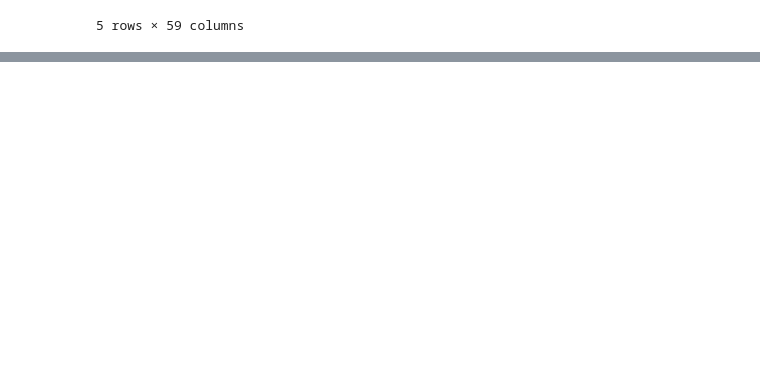
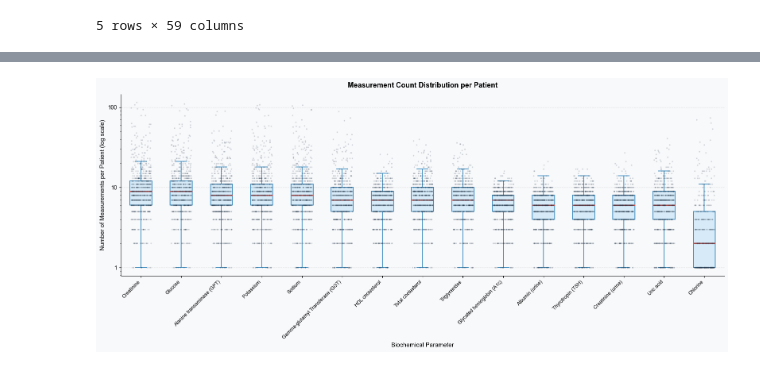
Before and after one commit to vincebliu/t1d-cgm-risk-stratification, a Jupyter notebook: preprocess.ipynb, the cells around one changed output, grey strips where cells are left out. Cells and saved outputs as stored; diff of their text form; code cells hidden in the pictures; blank space fills up the shorter version.

```diff
--- a/preprocess.ipynb
+++ b/preprocess.ipynb
@@ -468,3 +470,63 @@ plt.show()
+# %%
+counts = (
+    df_biochemical_parameters
+    .groupby(['Name', 'Patient_ID'])
+    .size()
+    .reset_index(name='n_measurements')
+)
+exclude = ['IA2 ANTIBODIES', 'Insulin']
+counts = counts[~counts['Name'].isin(exclude)]
+order = (
+    counts.groupby('Name')['n_measurements']
+    .median()
+    .sort_values(ascending=False)
+    .index
+)
+
+fig, ax = plt.subplots(figsize=(16, 7))
+fig.patch.set_facecolor('#F8F9FB')
+ax.set_facecolor('#F8F9FB')
+
+sns.boxplot(
+    data=counts,
+    x='Name',
+    y='n_measurements',
+    order=order,
+    showfliers=False,
+    width=0.55,
+    linewidth=1.2,
+    boxprops=dict(facecolor='#D6EAF8', edgecolor='#2980B9'),
+    medianprops=dict(color='#E74C3C', linewidth=2),
+    whiskerprops=dict(color='#2980B9', linewidth=1.2),
+    capprops=dict(color='#2980B9', linewidth=1.2),
+    ax=ax
+)
+sns.stripplot(
+    data=counts,
+    x='Name',
+    y='n_measurements',
+    order=order,
+    color='#2C3E50',
+    alpha=0.2,
+    jitter=0.25,
+    size=2.5,
+    ax=ax
+)
+
+ax.set_yscale('log')
+ax.yaxis.set_major_formatter(plt.FuncFormatter(lambda x, _: f'{int(x):,}'))
+ax.set_xticks(range(len(order)))
+ax.set_xticklabels(order, rotation=45, ha='right', fontsize=9)
+ax.set_ylabel('Number of Measurements per Patient (log scale)', fontsize=11)
+ax.set_xlabel('Biochemical Parameter', fontsize=11)
+ax.set_title('Measurement Count Distribution per Patient', fontsize=13, fontweight='bold', pad=12)
+ax.spines[['top', 'right']].set_visible(False)
+ax.grid(axis='y', alpha=0.3, linestyle='--')
+
+plt.tight_layout()
+plt.show()
+# %% [output]
+[figure, added]
 # %%
 demographic_cols = ['Sex',	'Number_of_days_with_measures',	'Number_of_measurements',	'Number_of_biochemical_parameters',	'Number_of_diagnostics',	'Age']
 
```
Also changed, not shown: parts of 8 cells of this notebook.
